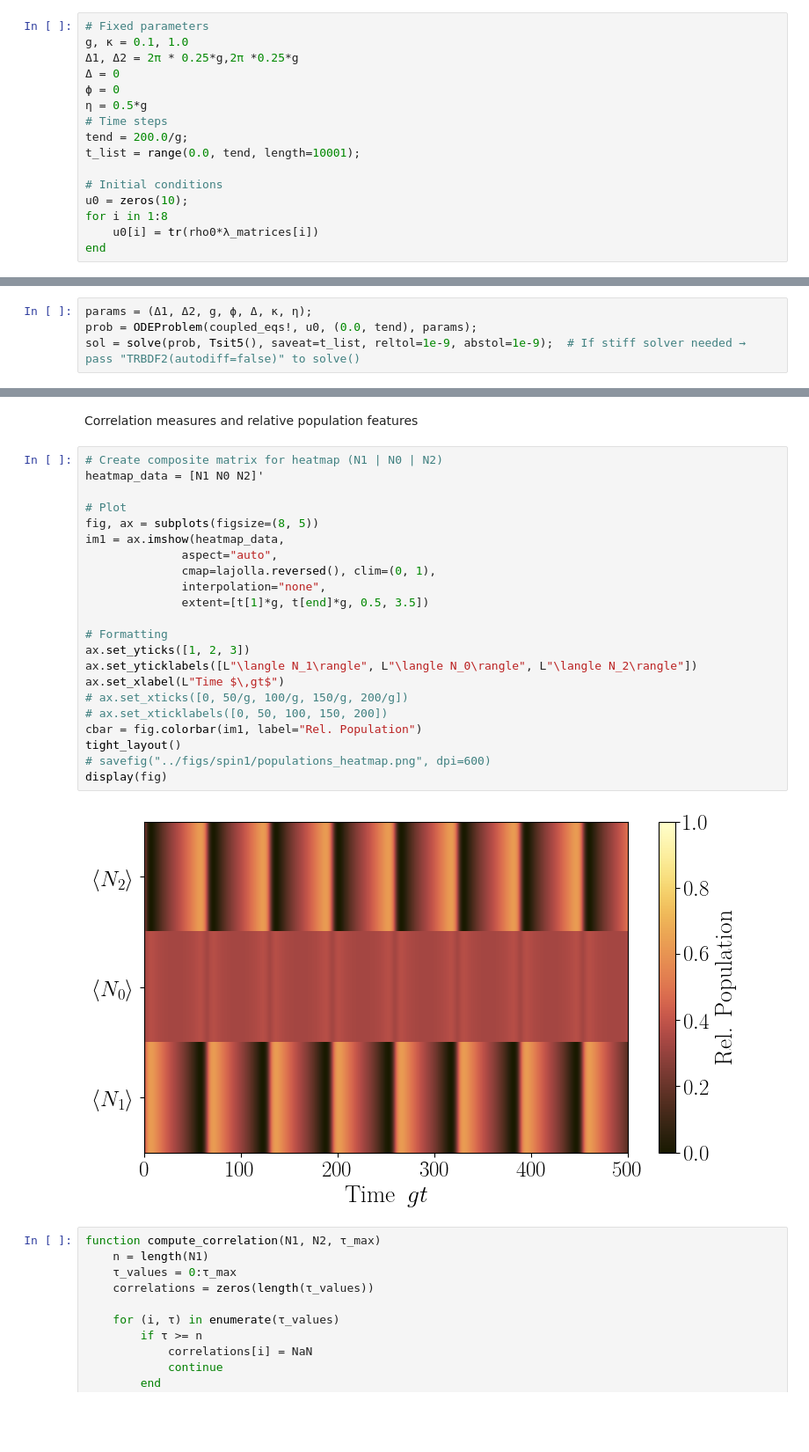
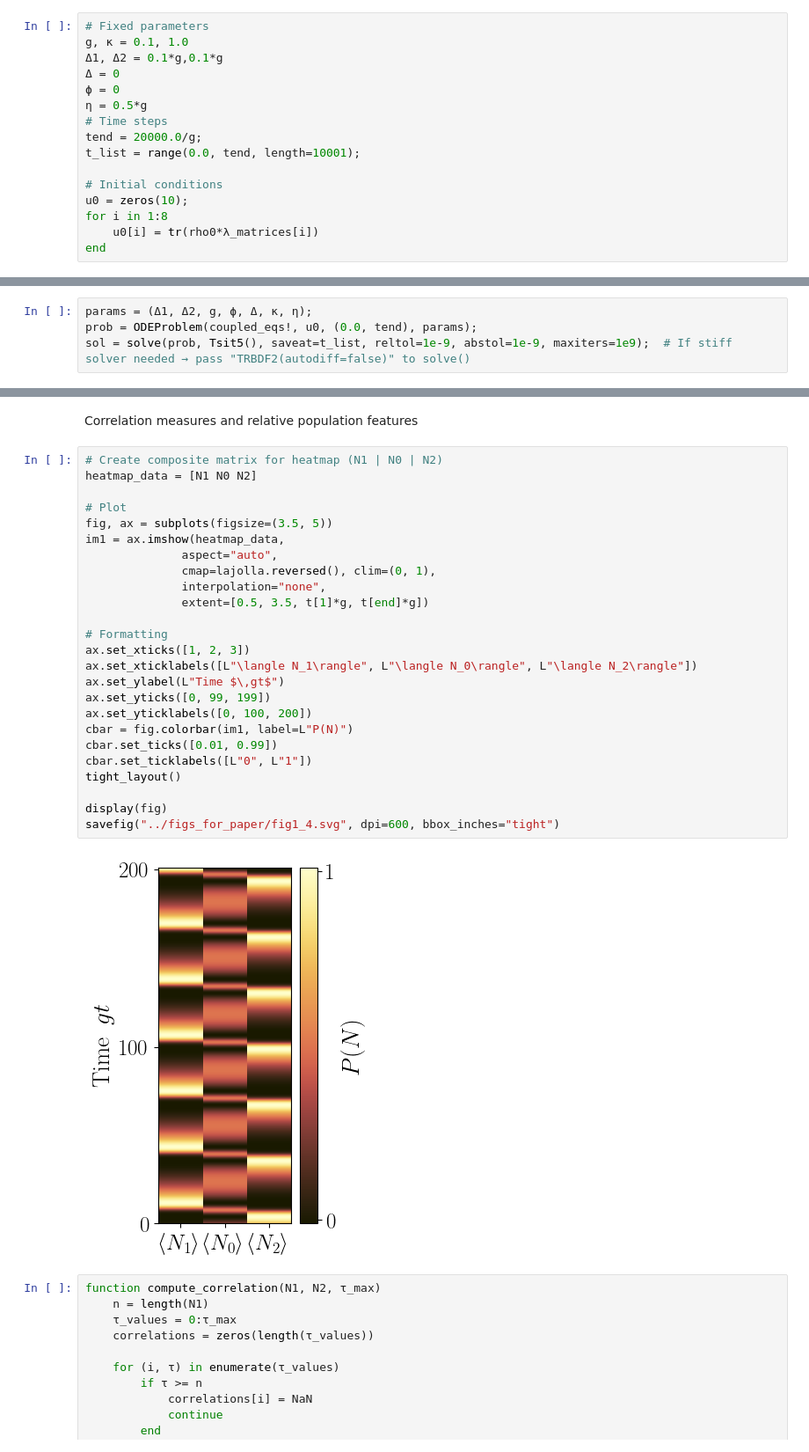
Before and after one commit to MarcNairn/nonreciprocal-dimer, a Jupyter notebook: simul/spin1_nonrec.ipynb, the cells around one changed output, grey strips where cells are left out. Shown at 88% size. Drawn from its saved outputs; the diff is of its cells as text; blank space fills up the shorter version.

```diff
--- a/simul/spin1_nonrec.ipynb
+++ b/simul/spin1_nonrec.ipynb
@@ -210,12 +222,12 @@ $\mathfrak{su}(3)$ quadratic and cubic Casimir operators $C_2$, $C_3$, define an
 # %%
 # Fixed parameters
 g, κ = 0.1, 1.0
-Δ1, Δ2 = 2π * 0.25*g,2π *0.25*g
+Δ1, Δ2 = 0.1*g,0.1*g
 Δ = 0
 ϕ = 0
 η = 0.5*g
 # Time steps
-tend = 200.0/g;
+tend = 20000.0/g;
 t_list = range(0.0, tend, length=10001);
 
 # Initial conditions
@@ -252,7 +262,7 @@ N₂ initial: 0.1666666666666666
 # %%
 params = (Δ1, Δ2, g, ϕ, Δ, κ, η);
 prob = ODEProblem(coupled_eqs!, u0, (0.0, tend), params);
-sol = solve(prob, Tsit5(), saveat=t_list, reltol=1e-9, abstol=1e-9);  # If stiff solver needed → pass "TRBDF2(autodiff=false)" to solve()
+sol = solve(prob, Tsit5(), saveat=t_list, reltol=1e-9, abstol=1e-9, maxiters=1e9);  # If stiff solver needed → pass "TRBDF2(autodiff=false)" to solve()
 # %%
 
 # extract your lambdas and times
@@ -842,28 +848,31 @@ display(fig)
 Correlation measures and relative population features
 # %%
 # Create composite matrix for heatmap (N1 | N0 | N2)
-heatmap_data = [N1 N0 N2]'
+heatmap_data = [N1 N0 N2]
 
 # Plot
-fig, ax = subplots(figsize=(8, 5))
+fig, ax = subplots(figsize=(3.5, 5))
 im1 = ax.imshow(heatmap_data,
               aspect="auto",
               cmap=lajolla.reversed(), clim=(0, 1),
               interpolation="none",
-              extent=[t[1]*g, t[end]*g, 0.5, 3.5])
+              extent=[0.5, 3.5, t[1]*g, t[end]*g])
 
 # Formatting
-ax.set_yticks([1, 2, 3])
-ax.set_yticklabels([L"\langle N_1\rangle", L"\langle N_0\rangle", L"\langle N_2\rangle"])
-ax.set_xlabel(L"Time $\,gt$")
-# ax.set_xticks([0, 50/g, 100/g, 150/g, 200/g])
-# ax.set_xticklabels([0, 50, 100, 150, 200])
-cbar = fig.colorbar(im1, label="Rel. Population")
+ax.set_xticks([1, 2, 3])
+ax.set_xticklabels([L"\langle N_1\rangle", L"\langle N_0\rangle", L"\langle N_2\rangle"])
+ax.set_ylabel(L"Time $\,gt$")
+ax.set_yticks([0, 99, 199])
+ax.set_yticklabels([0, 100, 200])
+cbar = fig.colorbar(im1, label=L"P(N)")
+cbar.set_ticks([0.01, 0.99])
+cbar.set_ticklabels([L"0", L"1"])
 tight_layout()
-# savefig("../figs/spin1/populations_heatmap.png", dpi=600)
+
 display(fig)
+savefig("../figs_for_paper/fig1_4.svg", dpi=600, bbox_inches="tight")
 # %% [output]
-[figure, old version]
+[figure, new version]
 # %%
 function compute_correlation(N1, N2, τ_max)
     n = length(N1)
```
Also changed, not shown: parts of 8 cells of this notebook, 41 other files.
